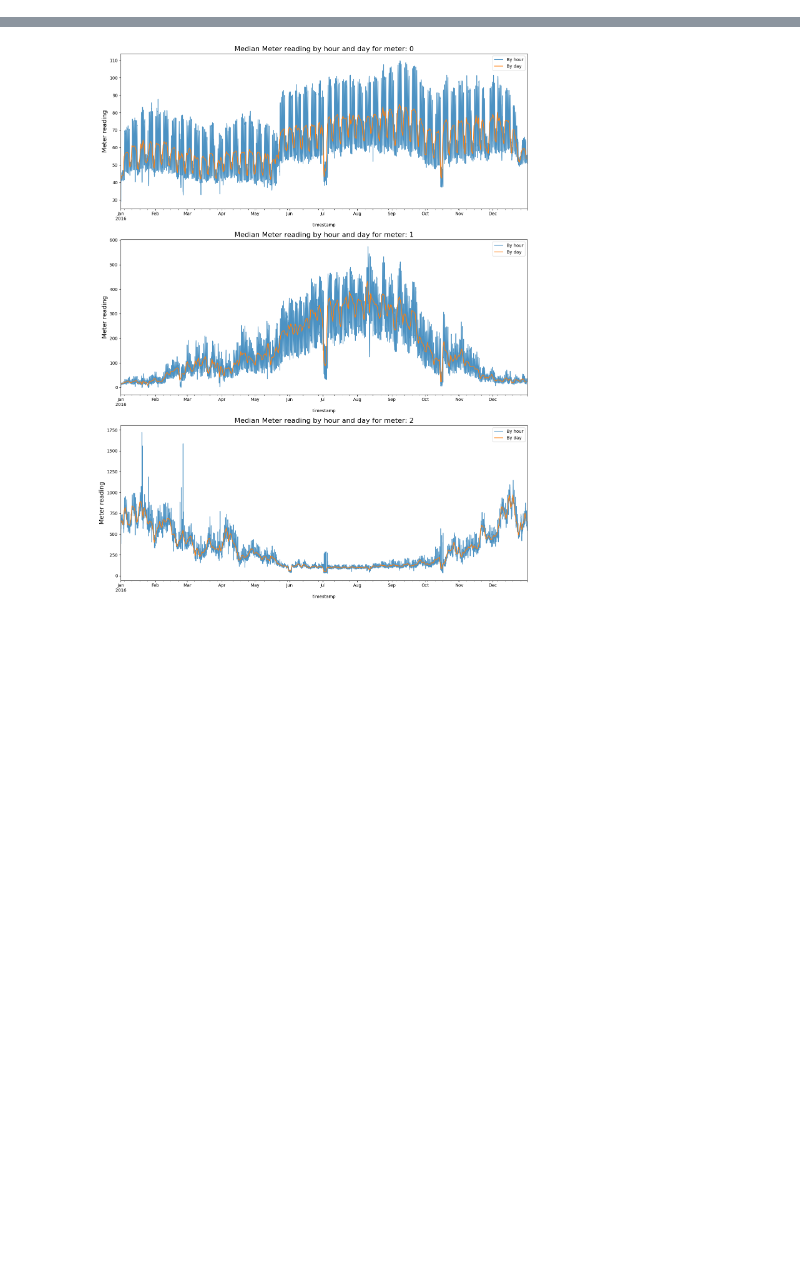
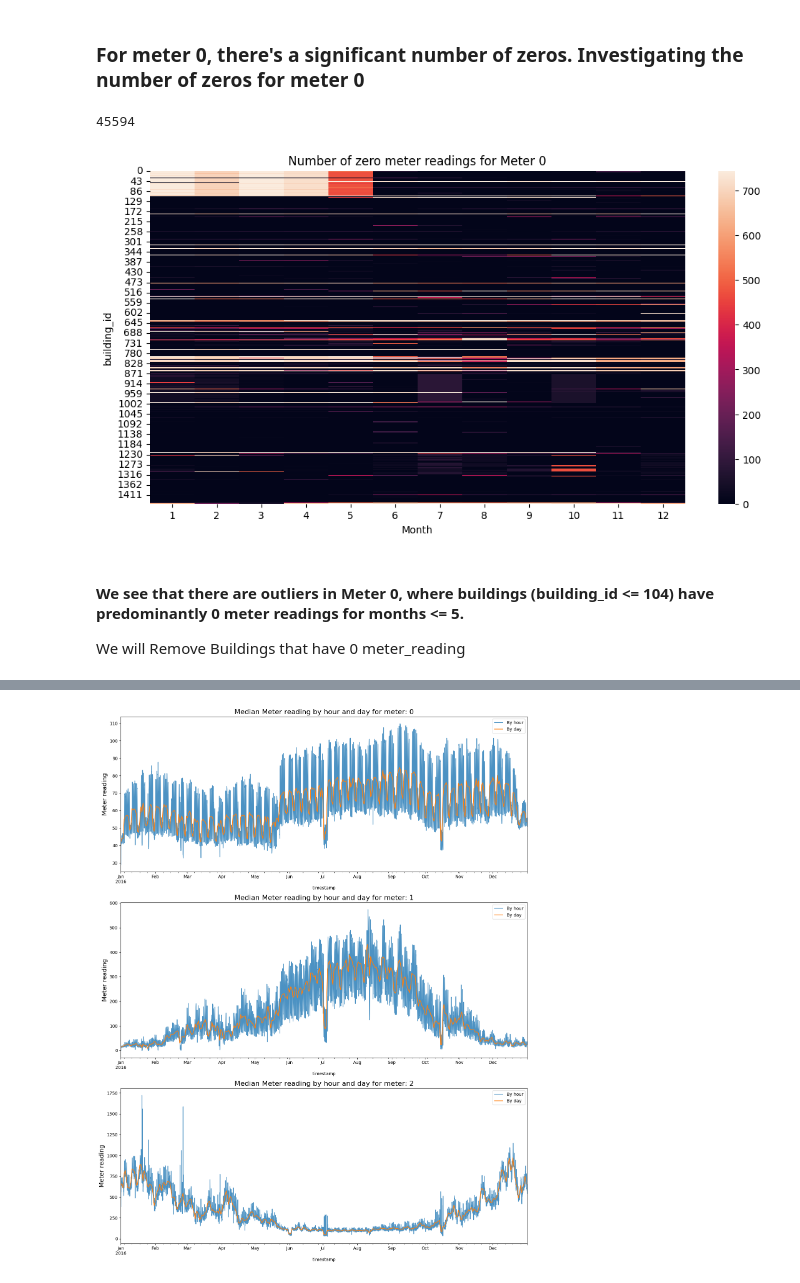
Before and after one commit to sharad5/EnergyPrediction-ASHRAE, a Jupyter notebook: code/EDA + Data Treatment (Sharad).ipynb, the cells around one changed output, grey strips where cells are left out. Saved outputs shown, nothing was run; the diff lists cells and outputs as text; code cells hidden in the pictures; blank space fills up the shorter version.

```diff
--- a/code/EDA + Data Treatment (Sharad).ipynb
+++ b/code/EDA + Data Treatment (Sharad).ipynb
@@ -11,0 +186,23 @@ test = pd.read_csv('../data/test.csv')
+# %% [markdown]
+### For meter 0, there's a significant number of zeros. Investigating the number of zeros for meter 0
+# %%
+temp = train.copy()
+temp["Month"] = temp["timestamp"].dt.month
+temp = temp[temp["meter"]==0]
+temp["zero_meter_reading"] = (temp["meter_reading"] < 5).astype(int)
+temp = temp.groupby(["building_id","Month"]).agg(sum_zero_counts = ("zero_meter_reading", "sum")).reset_index()
+
+temp = pd.pivot_table(temp, values="sum_zero_counts", index=["building_id"], columns=["Month"], fill_value=0)
+plt.figure(figsize = (12,6))
+sns.heatmap(temp)
+plt.title("Number of zero meter readings for Meter 0")
+
+del temp
+gc.collect()
+# %% [output]
+45594
+[figure, added]
+# %% [markdown]
+#### We see that there are outliers in Meter 0, where buildings (building_id <= 104) have predominantly 0 meter readings for months <= 5.
+
+We will Remove Buildings that have 0 meter_reading
```
Also changed, not shown: parts of 39 cells of this notebook.
